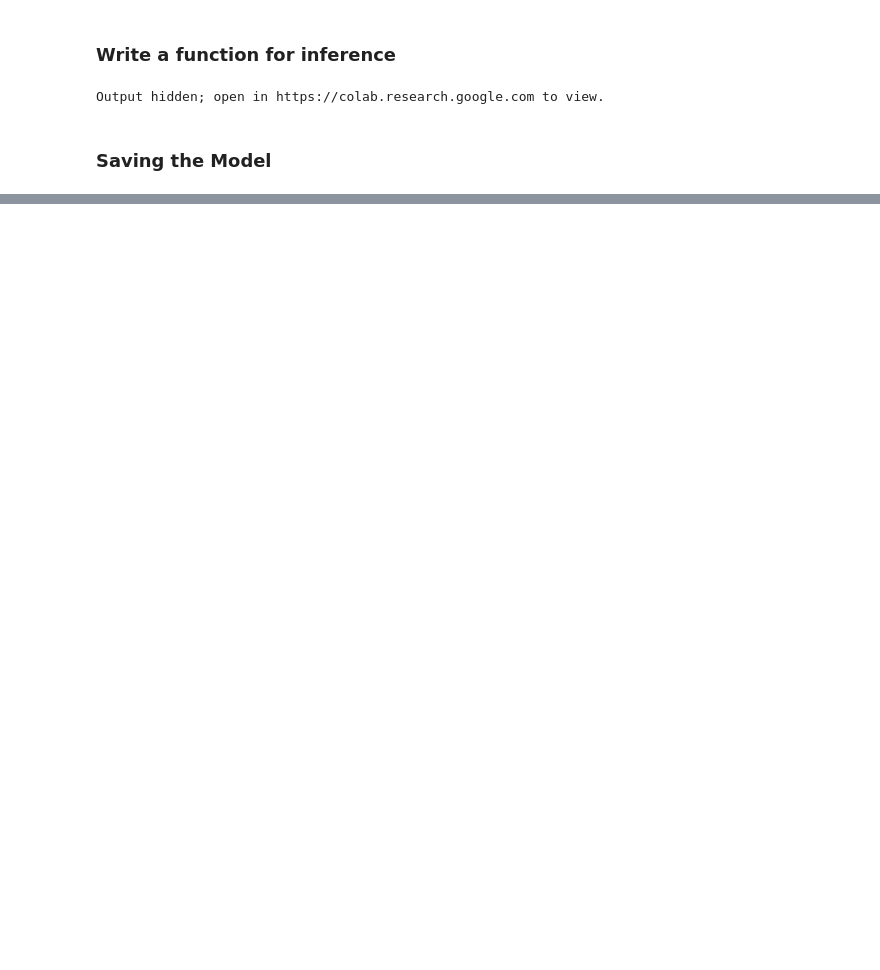
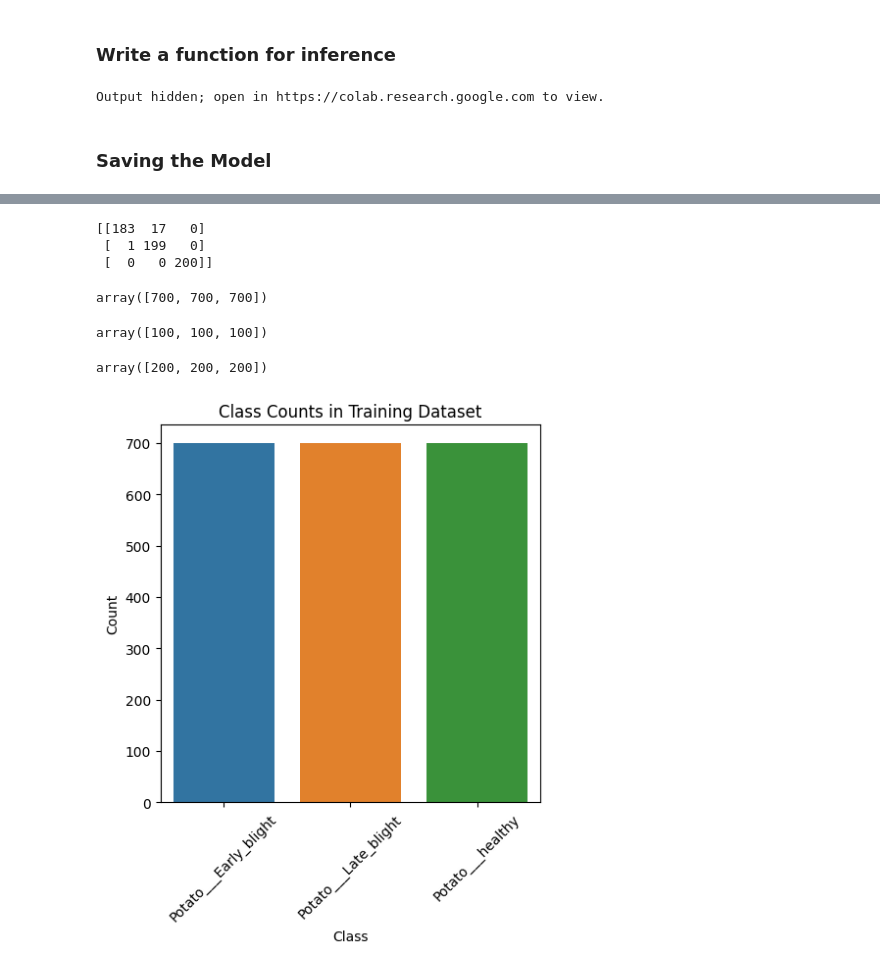
Before and after one commit to protim2001/Plant-leaf-disease-prediction, a Jupyter notebook: models/ipynb_files/potato-disease-classification-cnn-model.ipynb, the cells around one changed output, grey strips where cells are left out. Cells and saved outputs as stored; diff of their text form; code cells hidden in the pictures; blank space fills up the shorter version.

```diff
--- a/models/ipynb_files/potato-disease-classification-cnn-model.ipynb
+++ b/models/ipynb_files/potato-disease-classification-cnn-model.ipynb
@@ -352,0 +499,7 @@ model.save('potatoes_cnn_model.h5')
+# %%
+#get confusion matrix
+print(confusion_matrix(y_true,y_pred))
+# %% [output]
+[[183  17   0]
+ [  1 199   0]
+ [  0   0 200]]
@@ -352,0 +509,25 @@ model.save('potatoes_cnn_model.h5')
+# %%
+unique_elements_train,counts_train=np.unique(train_generator.classes,return_counts=True)
+counts_train
+# %% [output]
+array([700, 700, 700])
+# %%
+unique_elements_val,counts_val=np.unique(validation_generator.classes,return_counts=True)
+counts_val
+# %% [output]
+array([100, 100, 100])
+# %%
+unique_elements_test,counts_test=np.unique(test_generator.classes,return_counts=True)
+counts_test
+# %% [output]
+array([200, 200, 200])
+# %%
+plt.figure(figsize=(5, 5))
+sns.barplot(x=class_names, y=counts_train)
+plt.title('Class Counts in Training Dataset')
+plt.xlabel('Class')
+plt.ylabel('Count')
+plt.xticks(rotation=45)
+plt.show()
+# %% [output]
+[figure, added]
```
Also changed, not shown: parts of 36 cells of this notebook, 17 other files.
